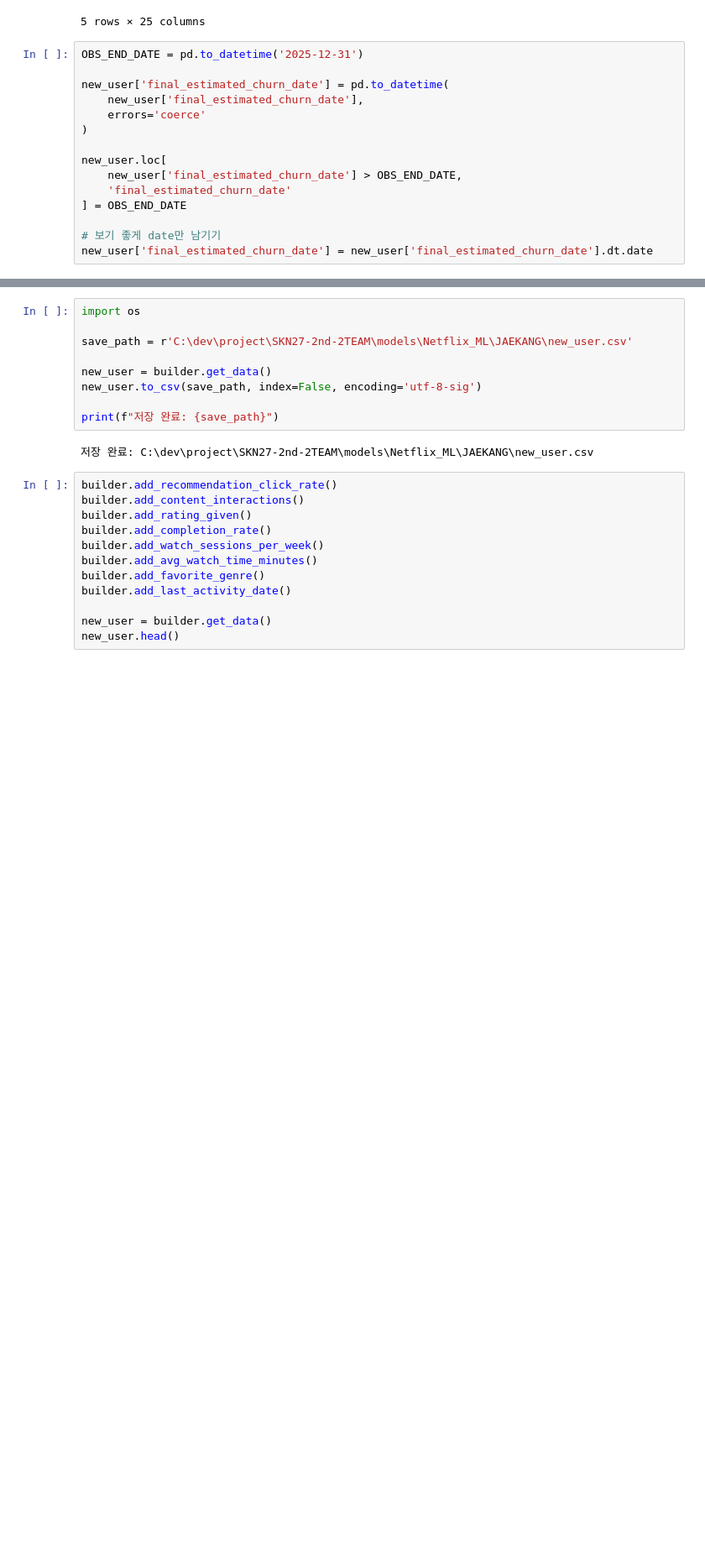
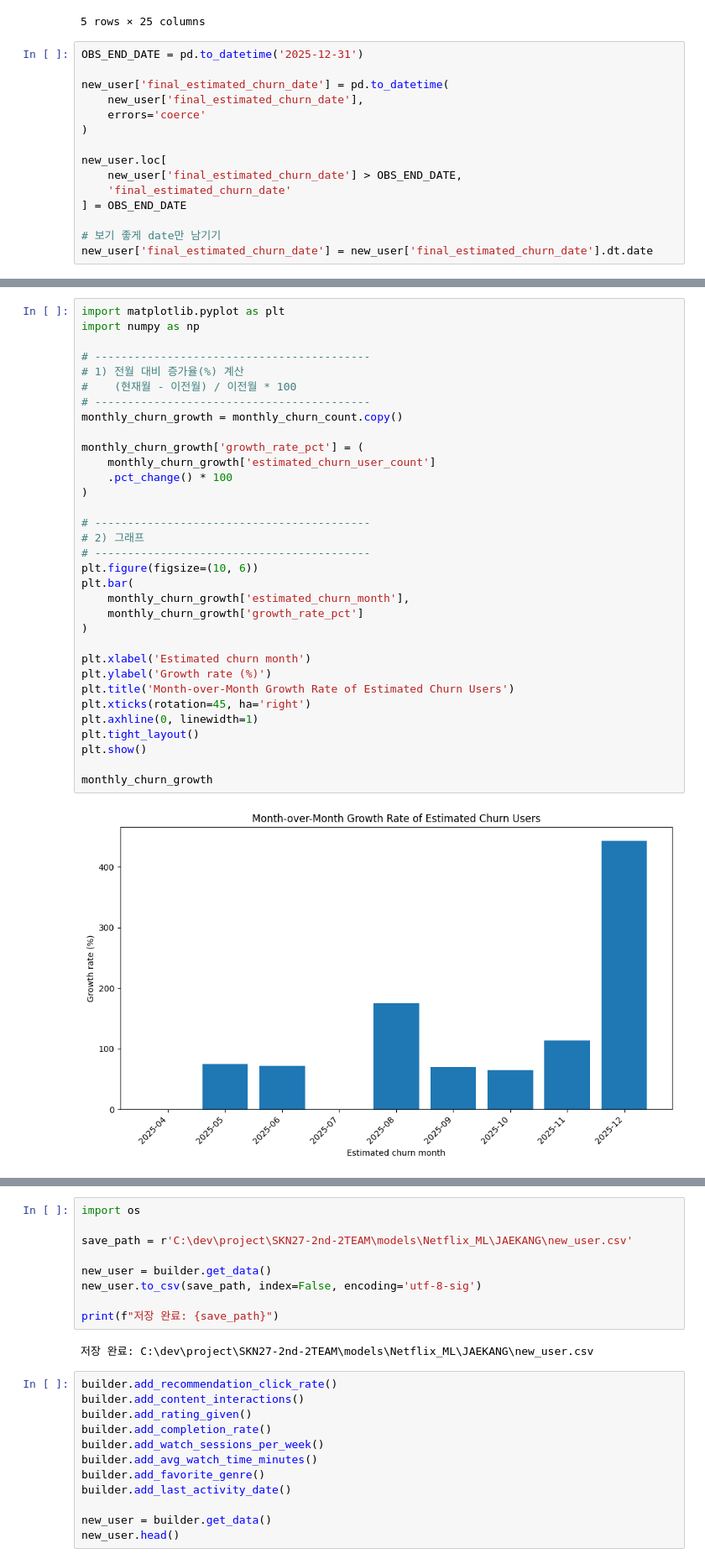
Before and after one commit to SKNETWORKS-FAMILY-AICAMP/SKN27-2nd-2TEAM, a Jupyter notebook: models/Netflix_ML/JAEKANG/Netflix_base_model.ipynb, the cells around one changed output, grey strips where cells are left out. Shown at 84% size. Cells and saved outputs as stored; diff of their text form; blank space fills up the shorter version.

```diff
--- a/models/Netflix_ML/JAEKANG/Netflix_base_model.ipynb
+++ b/models/Netflix_ML/JAEKANG/Netflix_base_model.ipynb
@@ -559,0 +626,35 @@ def plot_estimated_churn_trend(df, date_col='final_estimated_churn_date', x_unit
+# %%
+import matplotlib.pyplot as plt
+import numpy as np
+
+# ------------------------------------------
+# 1) 전월 대비 증가율(%) 계산
+#    (현재월 - 이전월) / 이전월 * 100
+# ------------------------------------------
+monthly_churn_growth = monthly_churn_count.copy()
+
+monthly_churn_growth['growth_rate_pct'] = (
+    monthly_churn_growth['estimated_churn_user_count']
+    .pct_change() * 100
+)
+
+# ------------------------------------------
+# 2) 그래프
+# ------------------------------------------
+plt.figure(figsize=(10, 6))
+plt.bar(
+    monthly_churn_growth['estimated_churn_month'],
+    monthly_churn_growth['growth_rate_pct']
+)
+
+plt.xlabel('Estimated churn month')
+plt.ylabel('Growth rate (%)')
+plt.title('Month-over-Month Growth Rate of Estimated Churn Users')
+plt.xticks(rotation=45, ha='right')
+plt.axhline(0, linewidth=1)
+plt.tight_layout()
+plt.show()
+
+monthly_churn_growth
+# %% [output]
+[figure, added]
```
Also changed, not shown: parts of 40 cells of this notebook, 1 other file.
